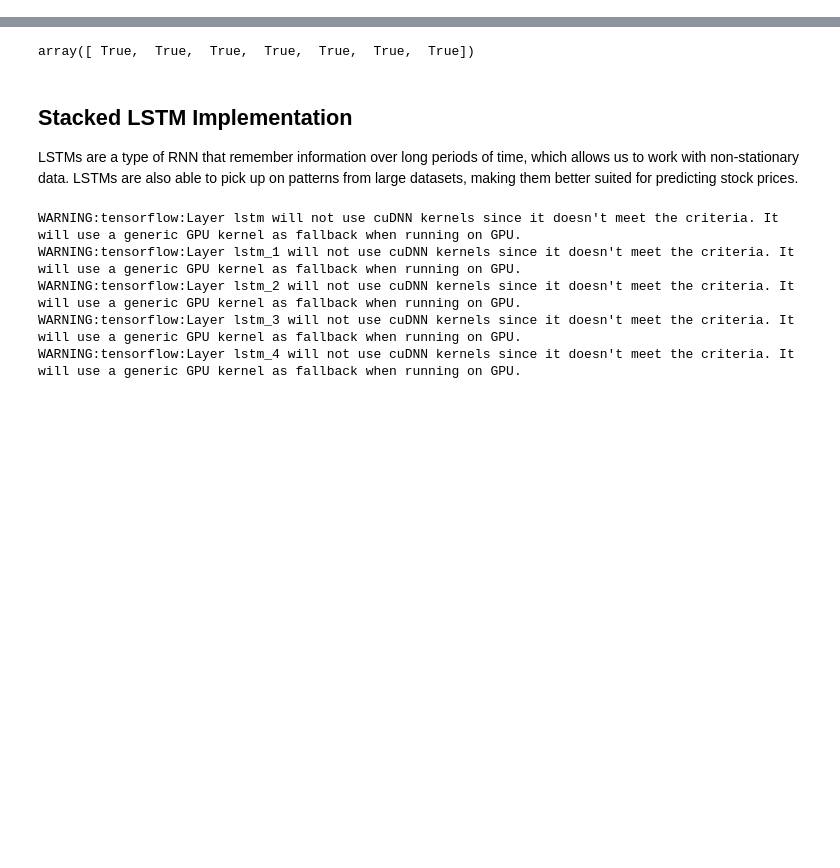
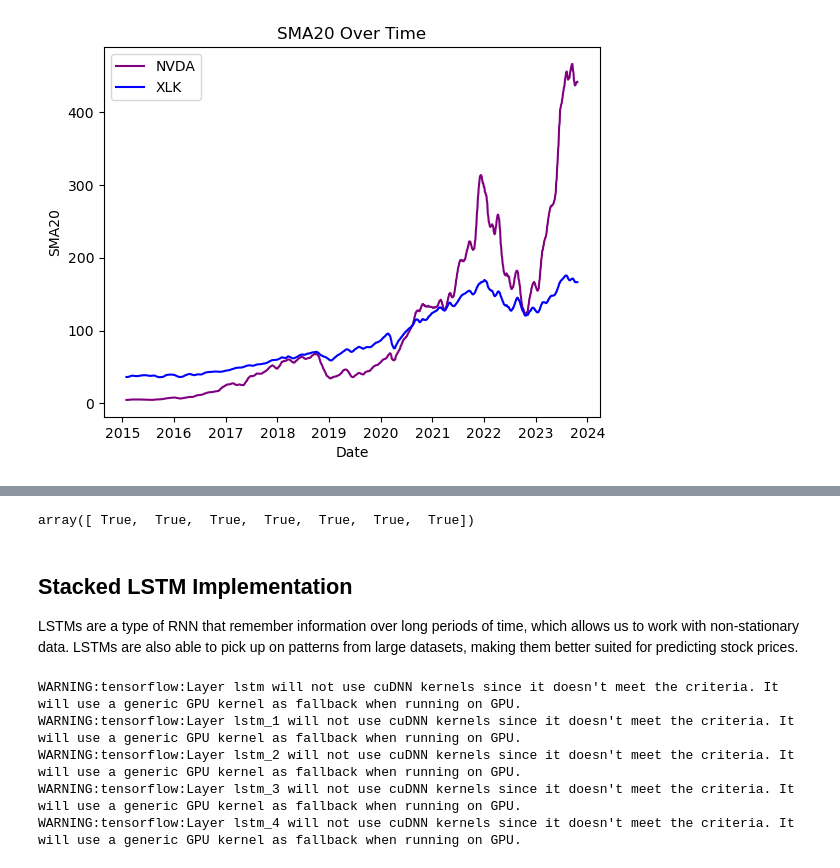
Before and after one commit to raageth/stock-price-prediction, a Jupyter notebook: Impl_1.ipynb, the cells around one changed output, grey strips where cells are left out. Saved outputs shown, nothing was run; the diff lists cells and outputs as text; code cells hidden in the pictures; blank space fills up the shorter version.

```diff
--- a/Impl_1.ipynb
+++ b/Impl_1.ipynb
@@ -66,0 +69,11 @@ Text(0.5, 1.0, 'NVDA vs XLK Price')
+# %%
+plt.plot(df['SMA20'], color='purple', label='NVDA')
+plt.plot(df['xlk_SMA20'], color='blue', label='XLK')
+plt.xlabel('Date')
+plt.ylabel('SMA20')
+plt.legend(loc='upper left')
+plt.title('SMA20 Over Time')
+
+plt.show()
+# %% [output]
+[figure, added]
```
Also changed, not shown: parts of 16 cells of this notebook, 1 other file.
